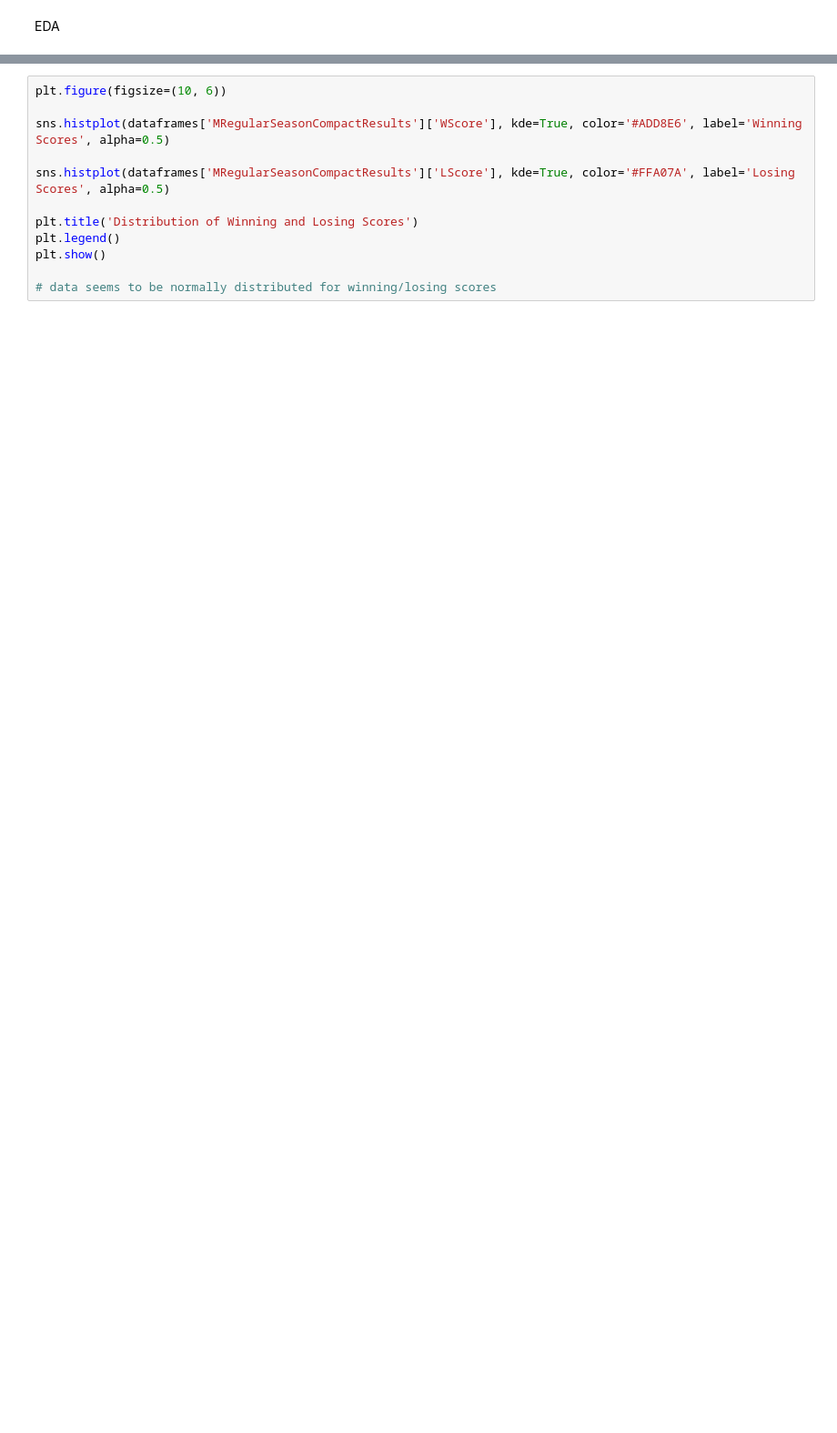
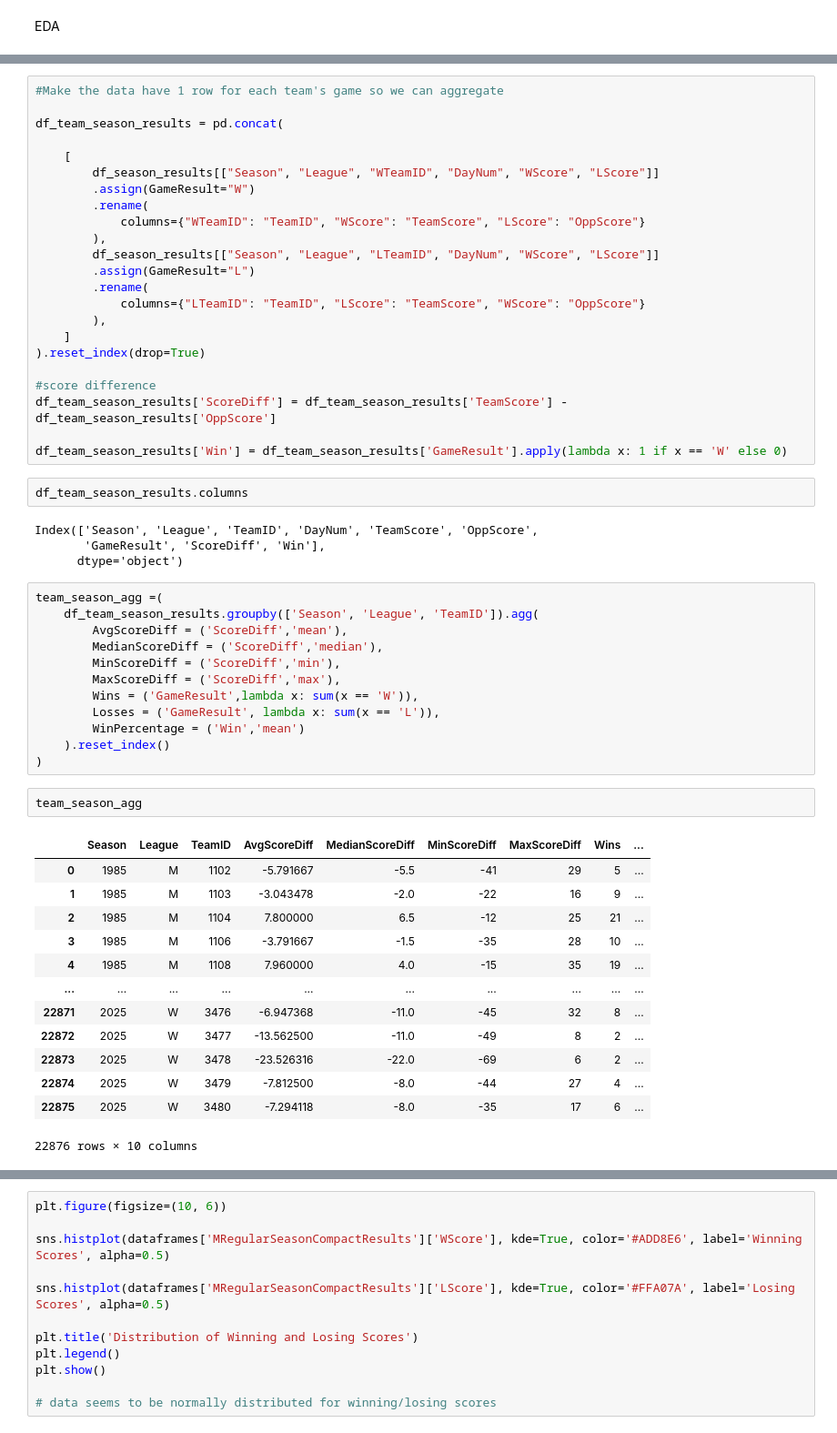
Before and after one commit to faroquehassan/mmlm-2025, a Jupyter notebook: notebook.ipynb, the cells around one changed output, grey strips where cells are left out. Shown at 91% size. Saved outputs shown, nothing was run; the diff lists cells and outputs as text; blank space fills up the shorter version.

```diff
--- a/notebook.ipynb
+++ b/notebook.ipynb
@@ -118,0 +157,57 @@ max      1480.000000     150.000000       6.000000
+# %%
+#Make the data have 1 row for each team's game so we can aggregate
+
+df_team_season_results = pd.concat(
+
+    [
+        df_season_results[["Season", "League", "WTeamID", "DayNum", "WScore", "LScore"]]
+        .assign(GameResult="W")
+        .rename(
+            columns={"WTeamID": "TeamID", "WScore": "TeamScore", "LScore": "OppScore"}
+        ),
+        df_season_results[["Season", "League", "LTeamID", "DayNum", "WScore", "LScore"]]
+        .assign(GameResult="L")
+        .rename(
+            columns={"LTeamID": "TeamID", "LScore": "TeamScore", "WScore": "OppScore"}
+        ),
+    ]
+).reset_index(drop=True)
+
+#score difference
+df_team_season_results['ScoreDiff'] = df_team_season_results['TeamScore'] - df_team_season_results['OppScore']
+
+df_team_season_results['Win'] = df_team_season_results['GameResult'].apply(lambda x: 1 if x == 'W' else 0)
+# %%
+df_team_season_results.columns
+# %% [output]
+Index(['Season', 'League', 'TeamID', 'DayNum', 'TeamScore', 'OppScore',
+       'GameResult', 'ScoreDiff', 'Win'],
+      dtype='object')
+# %%
+team_season_agg =(
+    df_team_season_results.groupby(['Season', 'League', 'TeamID']).agg(
+        AvgScoreDiff = ('ScoreDiff','mean'),
+        MedianScoreDiff = ('ScoreDiff','median'),
+        MinScoreDiff = ('ScoreDiff','min'),
+        MaxScoreDiff = ('ScoreDiff','max'),
+        Wins = ('GameResult',lambda x: sum(x == 'W')),
+        Losses = ('GameResult', lambda x: sum(x == 'L')),
+        WinPercentage = ('Win','mean')
+    ).reset_index()
+)
+# %%
+team_season_agg
+# %% [output]
+|  | Season | League | TeamID | AvgScoreDiff | MedianScoreDiff | MinScoreDiff | MaxScoreDiff | Wins | ... |
+| 0 | 1985 | M | 1102 | -5.791667 | -5.5 | -41 | 29 | 5 | ... |
+| 1 | 1985 | M | 1103 | -3.043478 | -2.0 | -22 | 16 | 9 | ... |
+| 2 | 1985 | M | 1104 | 7.800000 | 6.5 | -12 | 25 | 21 | ... |
+| 3 | 1985 | M | 1106 | -3.791667 | -1.5 | -35 | 28 | 10 | ... |
+| 4 | 1985 | M | 1108 | 7.960000 | 4.0 | -15 | 35 | 19 | ... |
+| ... | ... | ... | ... | ... | ... | ... | ... | ... | ... |
+| 22871 | 2025 | W | 3476 | -6.947368 | -11.0 | -45 | 32 | 8 | ... |
+| 22872 | 2025 | W | 3477 | -13.562500 | -11.0 | -49 | 8 | 2 | ... |
+| 22873 | 2025 | W | 3478 | -23.526316 | -22.0 | -69 | 6 | 2 | ... |
+| 22874 | 2025 | W | 3479 | -7.812500 | -8.0 | -44 | 27 | 4 | ... |
+| 22875 | 2025 | W | 3480 | -7.294118 | -8.0 | -35 | 17 | 6 | ... |
+22876 rows × 10 columns
```
Also changed, not shown: parts of 14 cells of this notebook.
